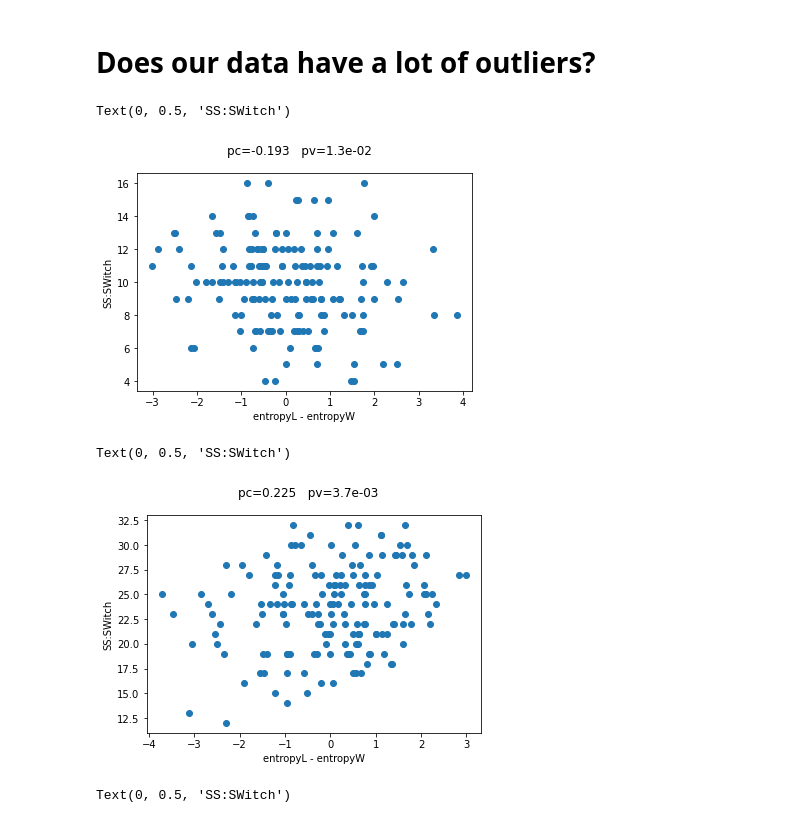
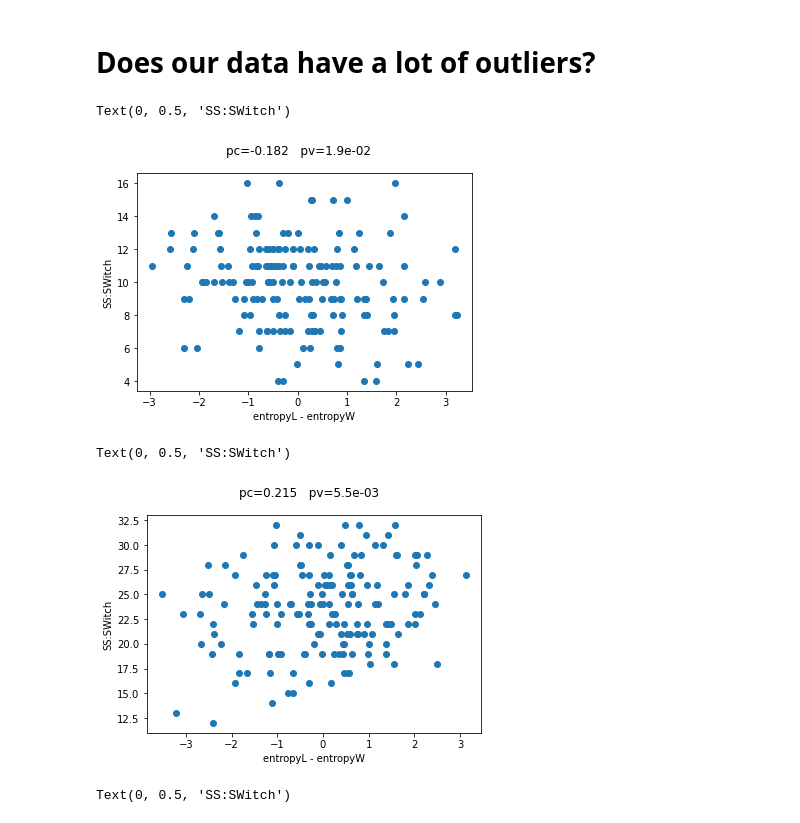
Before and after one commit to AraiKensuke/AIiRPS, a Jupyter notebook: PredictAQshort.ipynb, the cells around one changed output. Saved outputs shown, nothing was run; the diff lists cells and outputs as text; code cells hidden in the pictures.

```diff
--- a/PredictAQshort.ipynb
+++ b/PredictAQshort.ipynb
@@ -652,27 +543,27 @@ entropyWs + entropyUs   -0.034  0.669
 # %% [markdown]
 #  Does our data have a lot of outliers?
 # %%
-eLmWs = entropyLs - entropyWs
-_plt.scatter(eLmWs[ths], switch[ths])
-pc, pv = _ss.pearsonr(eLmWs[ths], switch[ths])
+eLmW = entropyL - entropyW
+_plt.scatter(eLmW[ths], switch[ths])
+pc, pv = _ss.pearsonr(eLmW[ths], switch[ths])
 _plt.suptitle("pc=%(pc).3f   pv=%(pv).1e" % {"pc" : pc, "pv" : pv})
 _plt.xlabel("entropyL - entropyW")
 _plt.ylabel("SS:SWitch")
 # %% [output]
 Text(0, 0.5, 'SS:SWitch')
-[figure, old version]
+[figure, new version]
 # %%
 
 
-eTmUs = entropyTs - entropyUs
-_plt.scatter(eTmUs[ths], imag[ths])
-pc, pv = _ss.pearsonr(eTmUs[ths], imag[ths])
+eTmU = entropyT - entropyU
+_plt.scatter(eTmU[ths], imag[ths])
+pc, pv = _ss.pearsonr(eTmU[ths], imag[ths])
 _plt.suptitle("pc=%(pc).3f   pv=%(pv).1e" % {"pc" : pc, "pv" : pv})
 _plt.xlabel("entropyL - entropyW")
 _plt.ylabel("SS:SWitch")
 # %% [output]
 Text(0, 0.5, 'SS:SWitch')
-[figure, old version]
+[figure, new version]
 # %%
 z_win_aft_tie = win_aft_tie - _N.mean(win_aft_tie)
 mm_win_aft_tie = z_win_aft_tie/_N.std(z_win_aft_tie)
```
Also changed, not shown: parts of 4 cells of this notebook.
